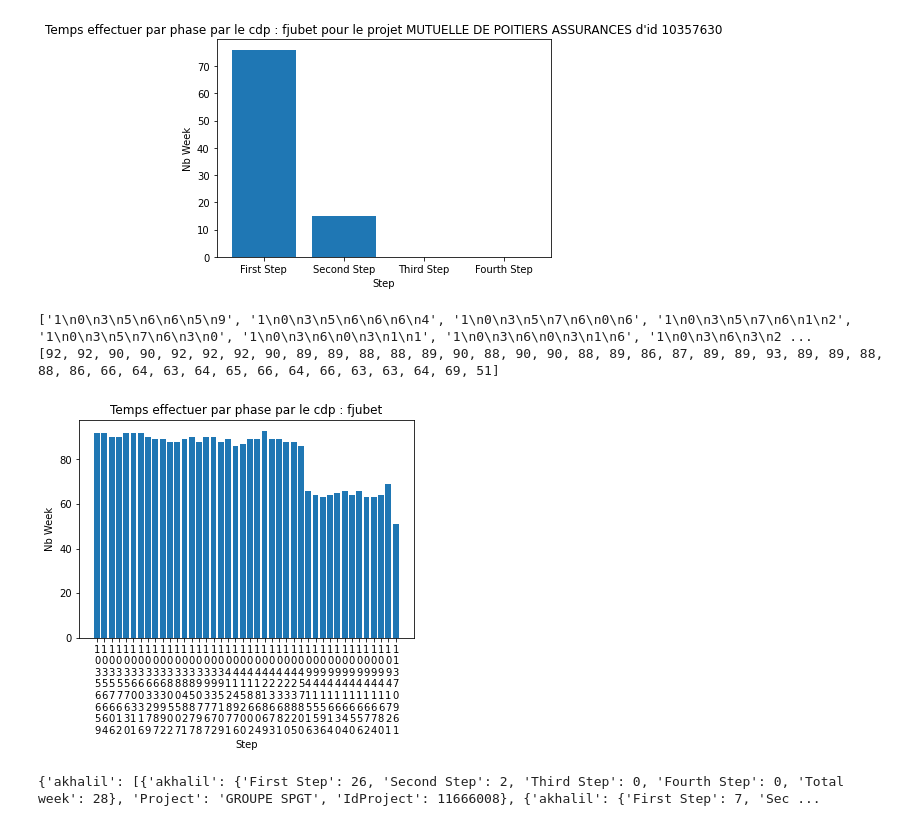
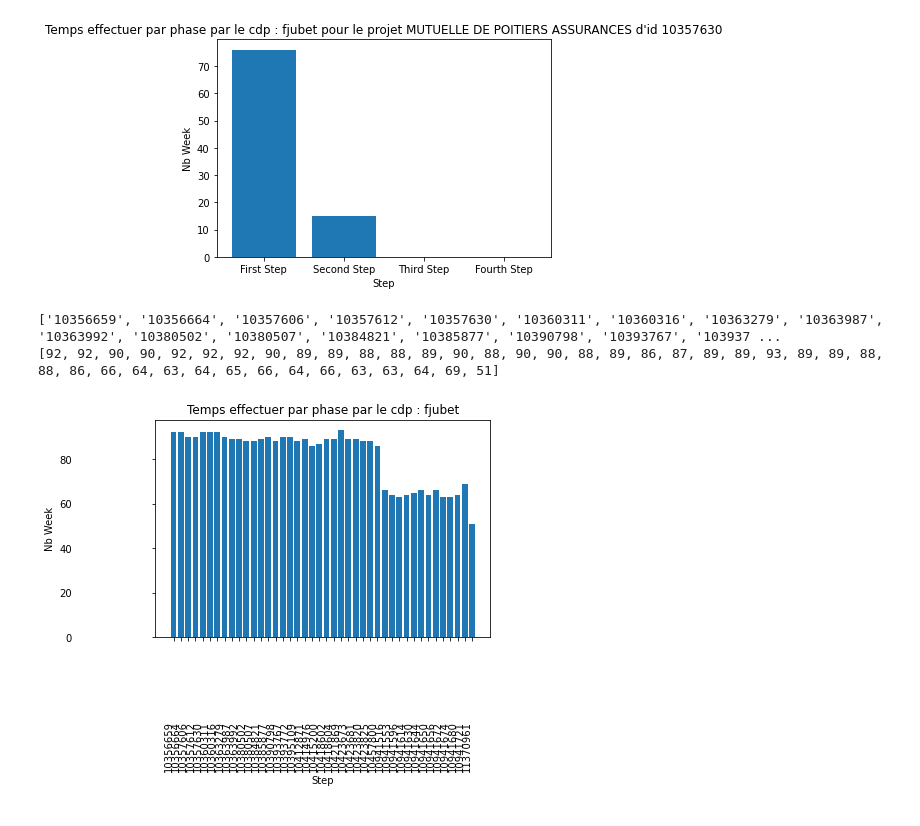
Before and after one commit to amouhite-dev/Dataviz, a Jupyter notebook: Extraction.ipynb, the cells around one changed output. Saved outputs shown, nothing was run; the diff lists cells and outputs as text; code cells hidden in the pictures.

```diff
--- a/Extraction.ipynb
+++ b/Extraction.ipynb
@@ -25,7 +26,7 @@ data_to_extract
 """ Ask the file to use and load """
 name_file = "Suivi_PRI.xlsx"#input('Entrez le nom du fichier a analyser : ')+".xlsx"
 name_sheet = "Donnees_Sorties" #input("Entrez le nom de la feuille a analyser : ")
-name_keyword_for_extract = "9 IP NET"#input("Le nom de la colonne en fonction duquel se fera le doublons :  ")
+name_keyword_for_extract = "9 OFFICE IMS"#input("Le nom de la colonne en fonction duquel se fera le doublons :  ")
 name_new_file_extract = "New_"+name_file#input("Nom du nouveau fichier créé : ")+"xlsx"
 name_col = "Offre"
 name_id_to_sort = "Bdsid"
@@ -33,11 +34,16 @@ dest_filename = name_file
 data_to_extract = pd.read_excel(dest_filename, sheet_name=name_sheet) # read file to give
 new_data = data_to_extract[data_to_extract[name_col]==name_keyword_for_extract].sort_values(by=[name_id_to_sort]) # make
 # extraction from dest_filename for having only data link to nele_keywork_for_extract
-data_to_treat = new_data[["Bdsid","Master Id","Client","Site","Offre", "Declinaison Offre", "Cdp","Manager Cdp",
-                          "Equipe Cdp", "Date Signature", "Date Debut Dplt", "Date Affectationcdp",
-                          "Date Cr Lien BDSID", "Date Installation Client", "Date Mise En Service",
-                          "Date Mef","Date Engagement", "Délai Déploiement (Jour ouvré) Dim",
-                          "Date_Min_Lien_BDSID"]] # only column that I want
+if name_sheet == "Donnees_Sorties":
+    data = new_data[["Bdsid","Master Id","Client", "Operation","Offre","Cdp",
+                              "Date Debut Dplt", "Date Cr Lien BDSID","Date Installation Client",
+                              "Date Mise En Service", "Date Mef",]] # only column that I want
+elif name_sheet == "Donnees_Stock":
+    data = new_data[["Bdsid","Master Id","Client", "Operation","Offre","Cdp",
+                              "Date Debut Dplt", "Date Cr Lien BDSID","Date Installation Technique",
+                              "Date Installation Planifiee","Date Mise En Service",
+                              "Date Mef",]] # only column that I want
+data_to_treat = data[data["Operation"] == "ACTIVATION"].sort_values(by=[name_id_to_sort])
 data_to_treat.to_excel(name_new_file_extract, sheet_name=name_sheet, index = False) # create new
 data_to_treat
 # file contains data in new_data
@@ -287,27 +244,36 @@ def dataviz_to_check_cdp_out_bounds():
 ['First Step', 'Second Step', 'Third Step', 'Fourth Step']
 [figure]
 # %%
+import pylab
+
+import matplotlib.ticker as mticker
 def create_dataviz_in_function_project_and_total_time_of_cdp(dico_date_in_week,name_cdp):
+    N=10
     list_step_to_do = []
     xl , yl = [], []
     list_time_to_do = dico_date_in_week[name_cdp]
     for search in list_time_to_do:
-        xl.append('\n'.join([i for i in str(search['IdProject'])]))
+        #xl.append('\n'.join([i for i in str(search['IdProject'])]))
         #print(xl)
+        xl.append(str(search['IdProject']))
         yl.append(search[name_cdp]['Total week'])
 
     print(xl)
     print(yl)
     #list_step_to_do = list(dico_date_in_week[name_cdp].keys())[:len(list_step_to_do)-1]
-    plt.bar(xl,yl)
+    #plt.figure(length = 20)
+    #plt.bar(xl,yl)
+    fig, ax = plt.subplots()
+    ax.bar(xl,yl)
+    plt.setp(ax.get_xticklabels(),rotation=90, ha="right")
     plt.xlabel("Step")
     plt.ylabel("Nb Week")
     plt.title(f"Temps effectuer par phase par le cdp : {name_cdp}")
 create_dataviz_in_function_project_and_total_time_of_cdp(dict_all_cdp_time_do,'fjubet')
 # %% [output]
-['1\n0\n3\n5\n6\n6\n5\n9', '1\n0\n3\n5\n6\n6\n6\n4', '1\n0\n3\n5\n7\n6\n0\n6', '1\n0\n3\n5\n7\n6\n1\n2', '1\n0\n3\n5\n7\n6\n3\n0', '1\n0\n3\n6\n0\n3\n1\n1', '1\n0\n3\n6\n0\n3\n1\n6', '1\n0\n3\n6\n3\n2 ...
+['10356659', '10356664', '10357606', '10357612', '10357630', '10360311', '10360316', '10363279', '10363987', '10363992', '10380502', '10380507', '10384821', '10385877', '10390798', '10393767', '103937 ...
 [92, 92, 90, 90, 92, 92, 92, 90, 89, 89, 88, 88, 89, 90, 88, 90, 90, 88, 89, 86, 87, 89, 89, 93, 89, 89, 88, 88, 86, 66, 64, 63, 64, 65, 66, 64, 66, 63, 63, 64, 69, 51]
-[figure, old version]
+[figure, new version]
 # %%
 def calculate_week_average_every_cdp(dico_date_in_week,name_cdp):
     moy, somme = 0, 0
@@ -322,8 +288,6 @@ def calculate_week_average_every_cdp(dico_date_in_week,name_cdp):
         return list_time_to_do[-1]
 for key, value in dict_all_cdp_time_do.items():
     calculate_week_average_every_cdp(dict_all_cdp_time_do,key)
-print(dict_all_cdp_time_do)
+print(dict_all_cdp_time_do['fbellut'])
-# %% [output]
-{'akhalil': [{'akhalil': {'First Step': 26, 'Second Step': 2, 'Third Step': 0, 'Fourth Step': 0, 'Total week': 28}, 'Project': 'GROUPE SPGT', 'IdProject': 11666008}, {'akhalil': {'First Step': 7, 'Sec ...
 # %%
 
```
Also changed, not shown: parts of 25 cells of this notebook.
